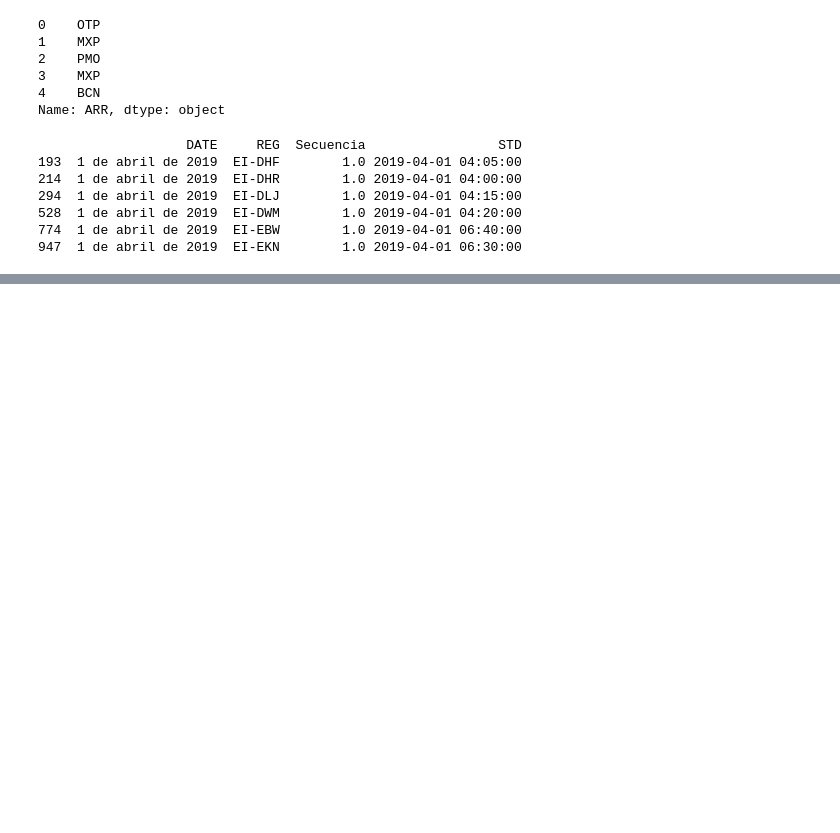
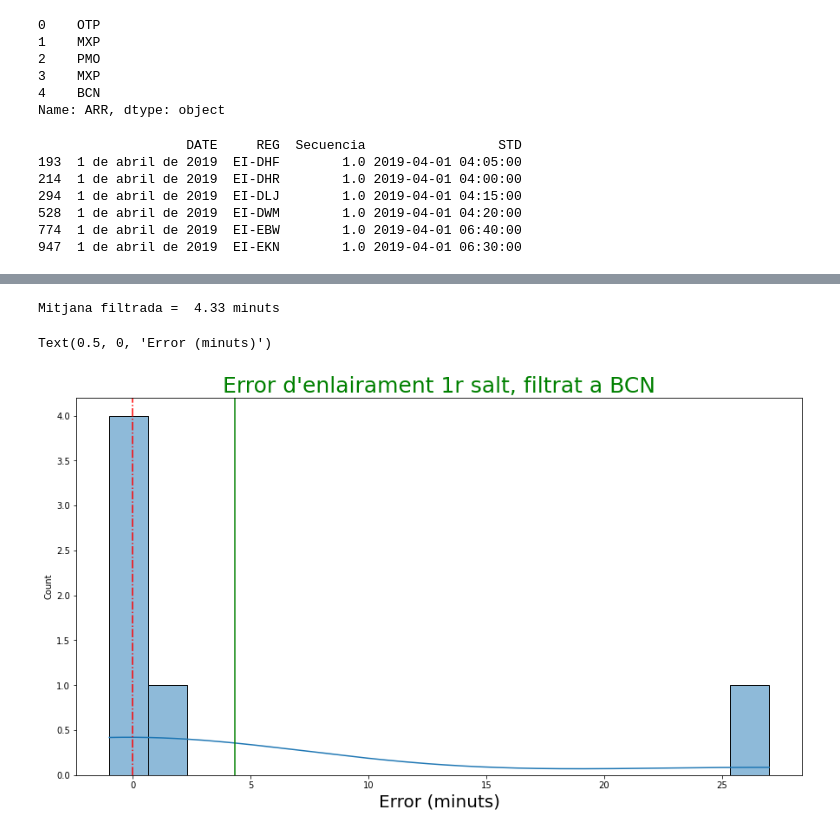
Before and after one commit to JMML2021/Entrega-projecte-final, a Jupyter notebook: Calculo_Ryainair2019ipynb.ipynb, the cells around one changed output, grey strips where cells are left out. Drawn from its saved outputs; the diff is of its cells as text; code cells hidden in the pictures; blank space fills up the shorter version.

```diff
--- a/Calculo_Ryainair2019ipynb.ipynb
+++ b/Calculo_Ryainair2019ipynb.ipynb
@@ -234,20 +235,24 @@ AttributeError: ignored
 # %%
 # Eliminar los outliers
 df2=df2.copy()
-dfEliminarOutliers= ((df2['Secuencia']== 1) & (df2['E_Despegue']< 30) & (df2['E_Despegue']> -30))
+dfEliminarOutliers= ((df2['Secuencia']== 1) & (df2['E_Despegue1']< 30) & (df2['E_Despegue1']> -30))
 
 df2 = df2[dfEliminarOutliers]
 #
 plt.figure(figsize = (15,8))
-p= sns.histplot(data= df2.E_Despegue, kde= True)
+p= sns.histplot(data= df2.E_Despegue1, kde= True)
 p.set_title("Error d'enlairament 1r salt, filtrat a BCN", fontsize=25, color='green')
-mediaFiltrada = round(df2['E_Despegue'].mean(),2)
+mediaFiltrada = round(df2['E_Despegue1'].mean(),2)
 p.axvline(mediaFiltrada, 0,12, color = 'green')                       # Media real
 p.axvline(x = 0, ymin=0, ymax= 12, color='red', linestyle= 'dashdot') # Objetivo
 print()
 print('Mitjana filtrada = ', mediaFiltrada, 'minuts')
 #print(df2[['Secuencia', 'E_Despegue', 'AeropuertoKey1' ]])
 p.set_xlabel("Error (minuts)", fontsize = 20)
+# %% [output]
+Mitjana filtrada =  4.33 minuts
+Text(0.5, 0, 'Error (minuts)')
+[figure, added]
 # %%
 # Intervalos de Confianza por aeropuerto
 
```
Also changed, not shown: parts of 7 cells of this notebook.
